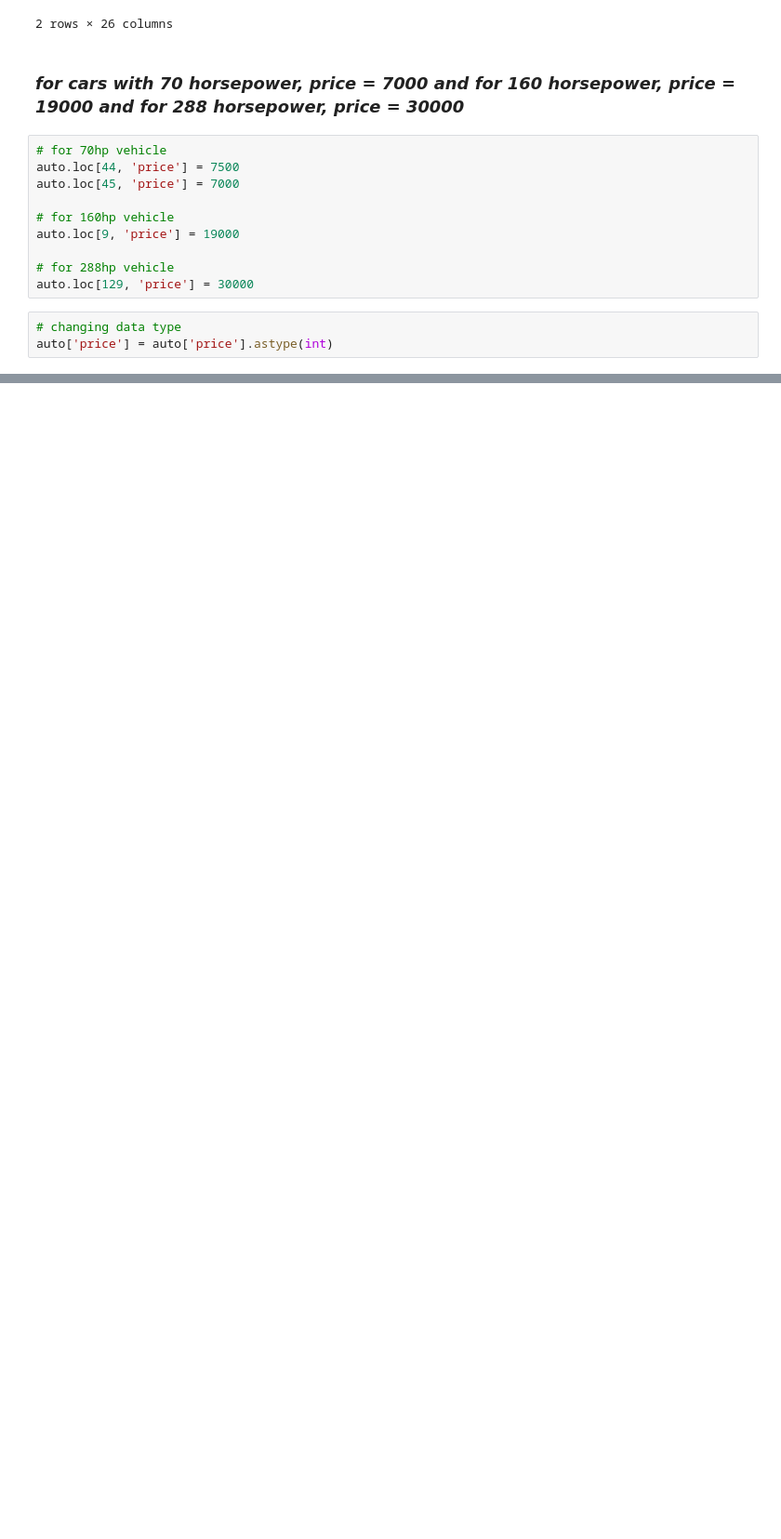
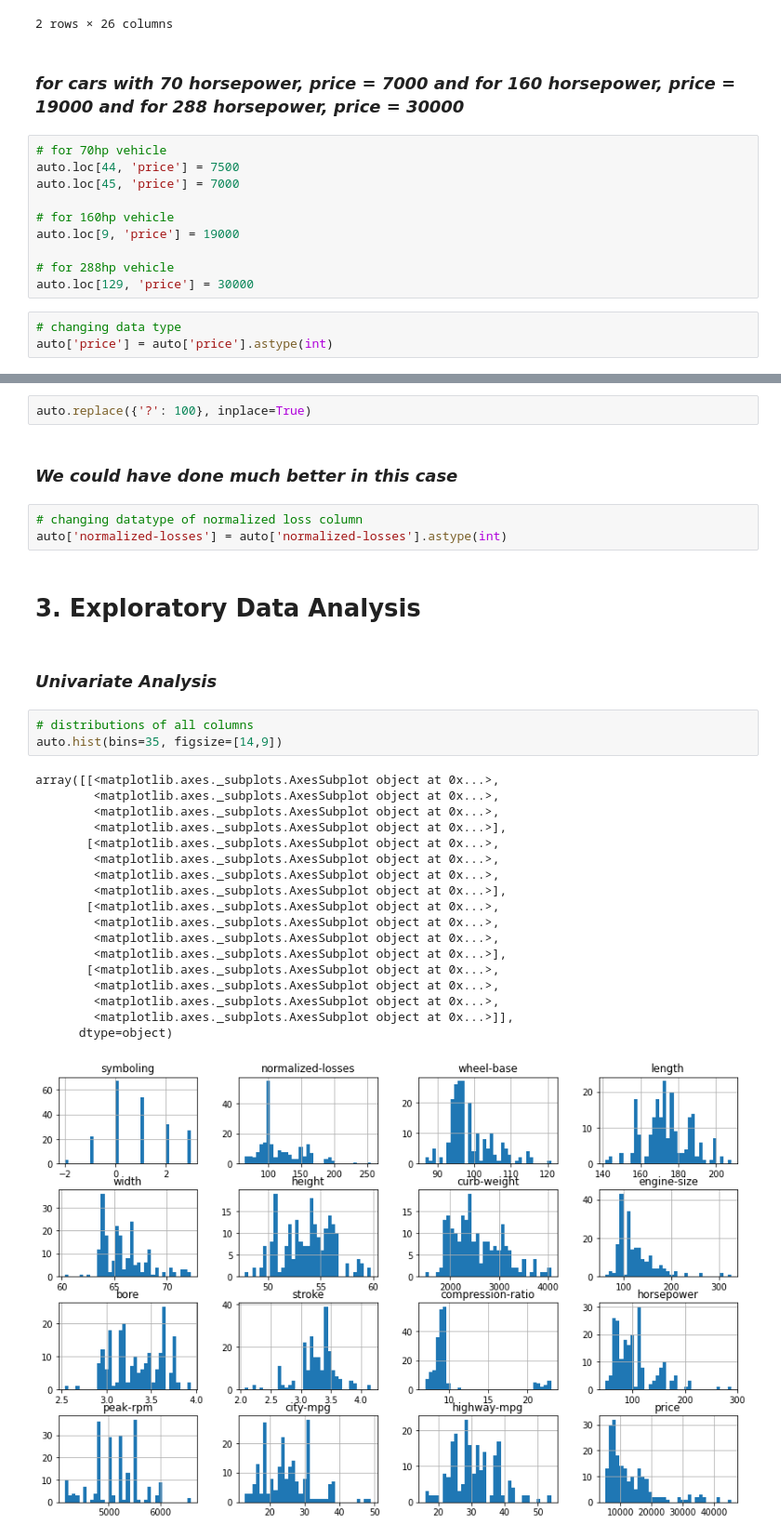
Before and after one commit to ghanalk1/Automobile-Price-Prediction, a Jupyter notebook: Automobile_Price_Prediction.ipynb, the cells around one changed output, grey strips where cells are left out. Shown at 93% size. Cells and saved outputs as stored; diff of their text form; blank space fills up the shorter version.

```diff
--- a/Automobile_Price_Prediction.ipynb
+++ b/Automobile_Price_Prediction.ipynb
@@ -227,0 +272,33 @@ auto['price'] = auto['price'].astype(int)
+# %%
+auto.replace({'?': 100}, inplace=True)
+# %% [markdown]
+### *We could have done much better in this case*
+# %%
+# changing datatype of normalized loss column
+auto['normalized-losses'] = auto['normalized-losses'].astype(int)
+# %% [markdown]
+# **3. Exploratory Data Analysis**
+# %% [markdown]
+### ***Univariate Analysis***
+# %%
+# distributions of all columns
+auto.hist(bins=35, figsize=[14,9])
+# %% [output]
+array([[<matplotlib.axes._subplots.AxesSubplot object at 0x...>,
+        <matplotlib.axes._subplots.AxesSubplot object at 0x...>,
+        <matplotlib.axes._subplots.AxesSubplot object at 0x...>,
+        <matplotlib.axes._subplots.AxesSubplot object at 0x...>],
+       [<matplotlib.axes._subplots.AxesSubplot object at 0x...>,
+        <matplotlib.axes._subplots.AxesSubplot object at 0x...>,
+        <matplotlib.axes._subplots.AxesSubplot object at 0x...>,
+        <matplotlib.axes._subplots.AxesSubplot object at 0x...>],
+       [<matplotlib.axes._subplots.AxesSubplot object at 0x...>,
+        <matplotlib.axes._subplots.AxesSubplot object at 0x...>,
+        <matplotlib.axes._subplots.AxesSubplot object at 0x...>,
+        <matplotlib.axes._subplots.AxesSubplot object at 0x...>],
+       [<matplotlib.axes._subplots.AxesSubplot object at 0x...>,
+        <matplotlib.axes._subplots.AxesSubplot object at 0x...>,
+        <matplotlib.axes._subplots.AxesSubplot object at 0x...>,
+        <matplotlib.axes._subplots.AxesSubplot object at 0x...>]],
+      dtype=object)
+[figure, added]
```
Also changed, not shown: parts of 37 cells of this notebook.
